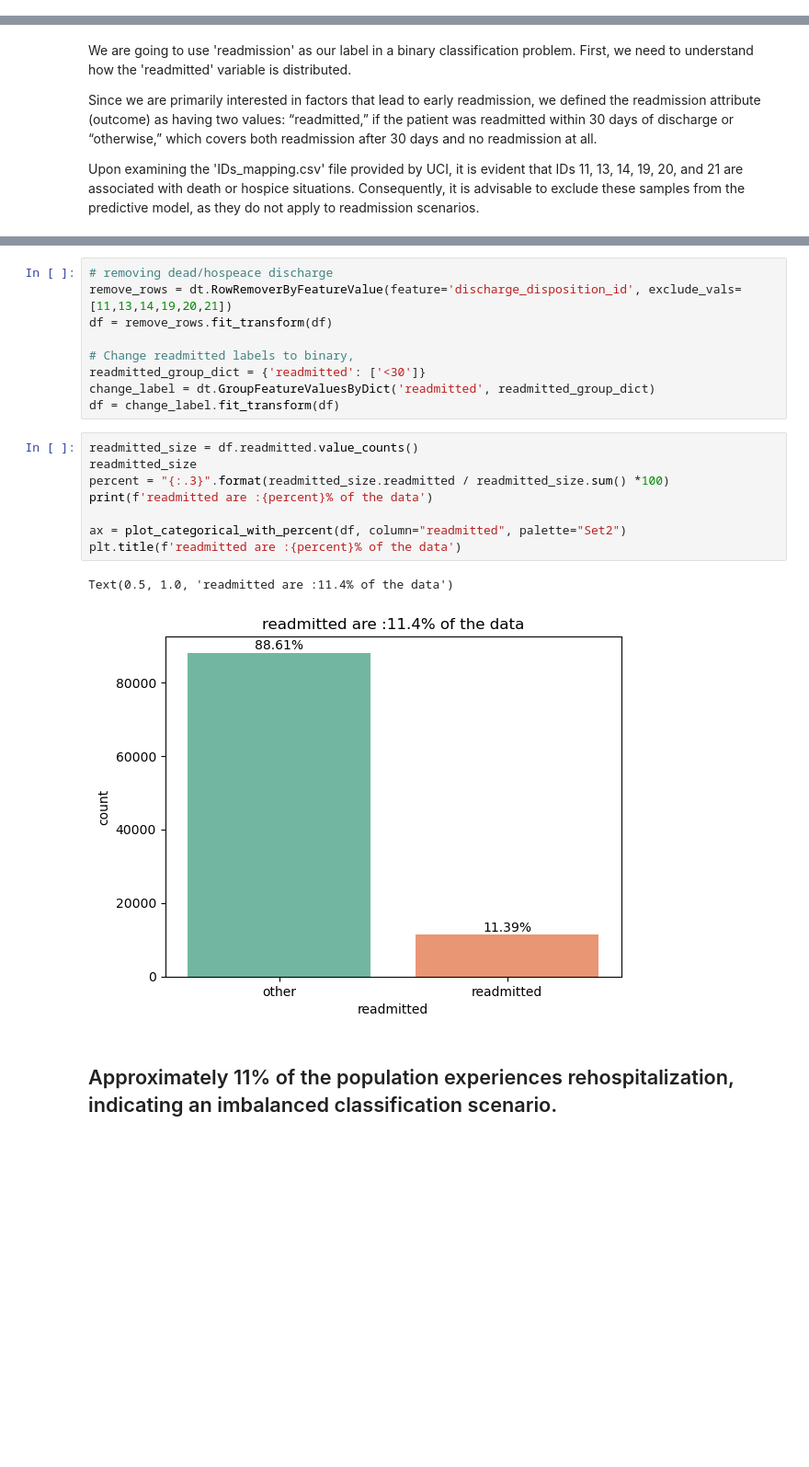
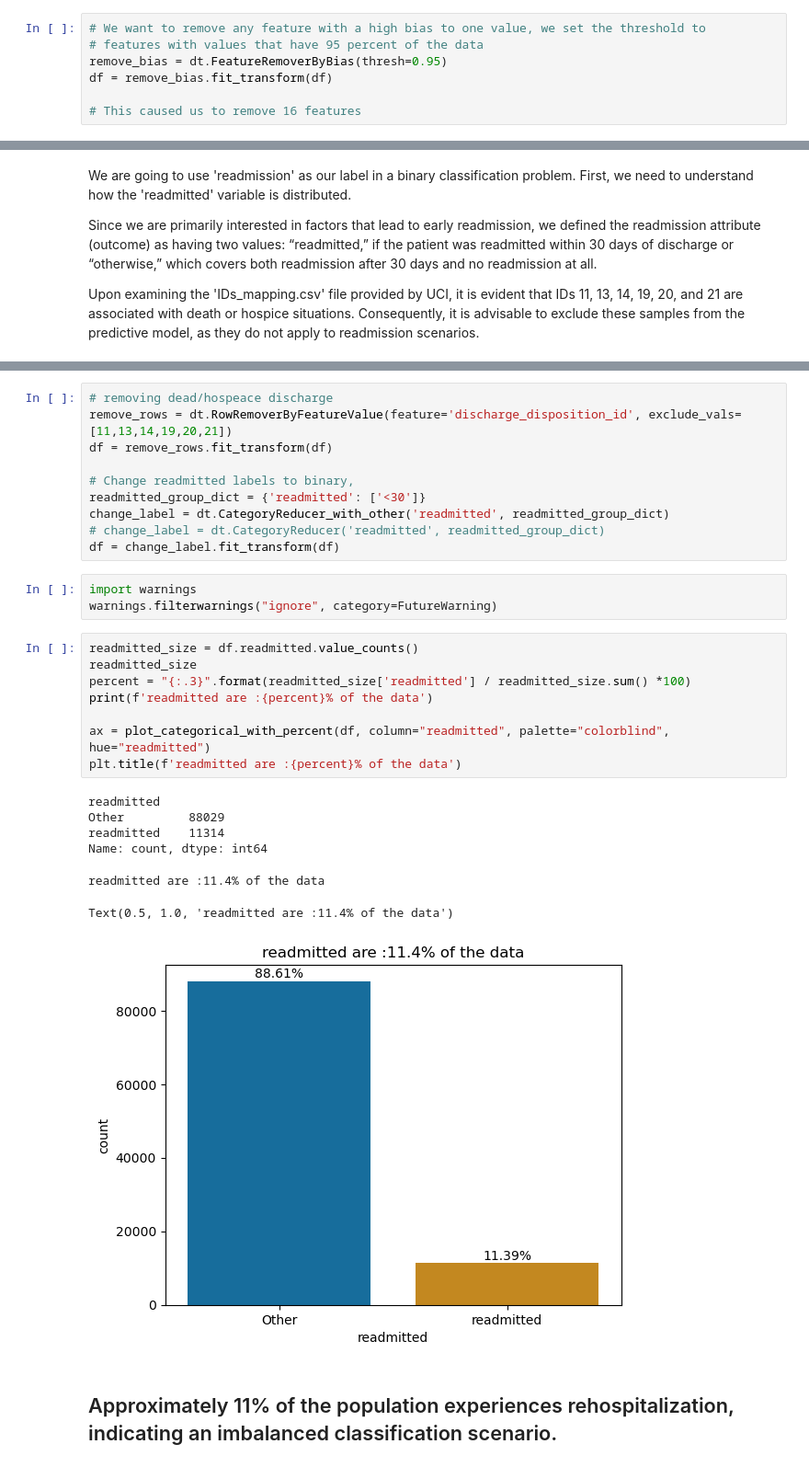
Before and after one commit to davidunga/ml-2024, a Jupyter notebook: Project.ipynb, the cells around one changed output, grey strips where cells are left out. Shown at 92% size. Drawn from its saved outputs; the diff is of its cells as text; blank space fills up the shorter version.

Commit message:
240313 project and adding CategoryReducer_with_other function in data_transformes.py and update the requirmens.txt

```diff
--- a/Project.ipynb
+++ b/Project.ipynb
@@ -357,0 +365,7 @@ memory usage: 37.3+ MB
+# %%
+# We want to remove any feature with a high bias to one value, we set the threshold to
+# features with values that have 95 percent of the data
+remove_bias = dt.FeatureRemoverByBias(thresh=0.95)
+df = remove_bias.fit_transform(df)
+
+# This caused us to remove 16 features
@@ -370,19 +423,28 @@ df = remove_rows.fit_transform(df)
 
 # Change readmitted labels to binary,
 readmitted_group_dict = {'readmitted': ['<30']}
-change_label = dt.GroupFeatureValuesByDict('readmitted', readmitted_group_dict)
+change_label = dt.CategoryReducer_with_other('readmitted', readmitted_group_dict)
+# change_label = dt.CategoryReducer('readmitted', readmitted_group_dict)
 df = change_label.fit_transform(df)
+# %%
+import warnings
+warnings.filterwarnings("ignore", category=FutureWarning)
 # %%
 readmitted_size = df.readmitted.value_counts()
 readmitted_size
-percent = "{:.3}".format(readmitted_size.readmitted / readmitted_size.sum() *100)
+percent = "{:.3}".format(readmitted_size['readmitted'] / readmitted_size.sum() *100)
 print(f'readmitted are :{percent}% of the data')
 
-ax = plot_categorical_with_percent(df, column="readmitted", palette="Set2")
+ax = plot_categorical_with_percent(df, column="readmitted", palette="colorblind", hue="readmitted")
 plt.title(f'readmitted are :{percent}% of the data')
 # %% [output]
-Text(0.5, 1.0, 'readmitted are :11.4% of the data')
+readmitted
+Other         88029
+readmitted    11314
+Name: count, dtype: int64
+readmitted are :11.4% of the data
+Text(0.5, 1.0, 'readmitted are :11.4% of the data')
-[figure, old version]
+[figure, new version]
 # %% [markdown]
 ## Approximately 11% of the population experiences rehospitalization, indicating an imbalanced classification scenario.
 # %% [markdown]
```
Also changed, not shown: parts of 14 cells of this notebook, 2 other files.
